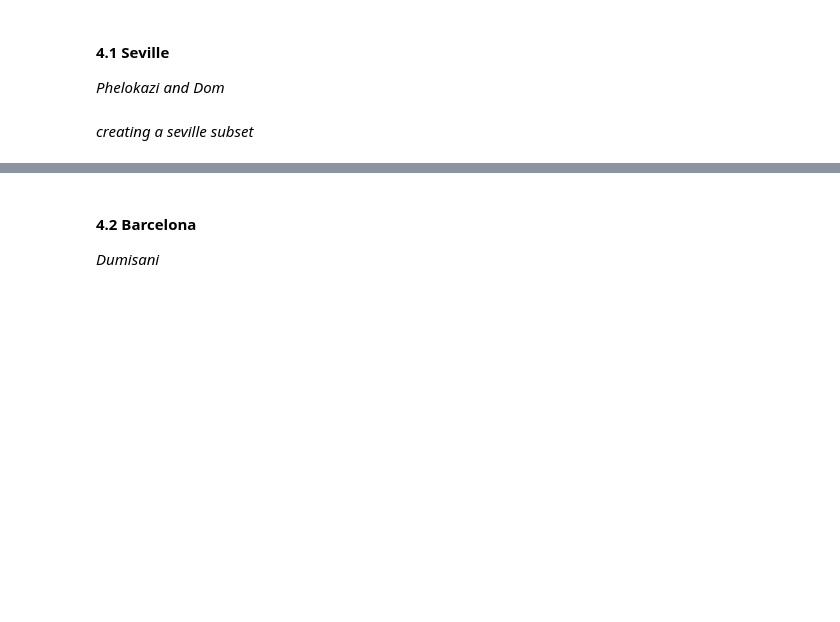
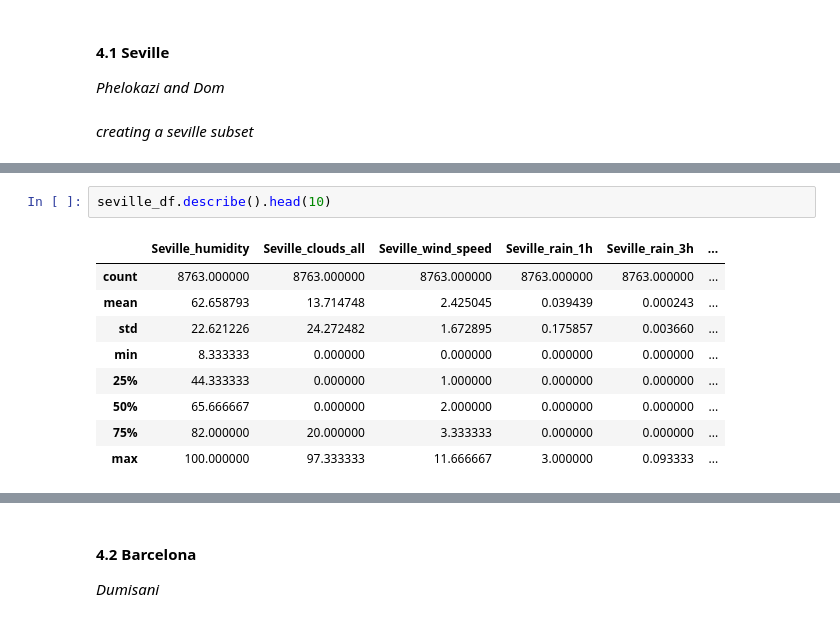
Before and after one commit to Mojalefa-Motloung/ML-Regression-, a Jupyter notebook: SpainElectricityMachineLearning.ipynb, the cells around one changed output, grey strips where cells are left out. Drawn from its saved outputs; the diff is of its cells as text; blank space fills up the shorter version.

```diff
--- a/SpainElectricityMachineLearning.ipynb
+++ b/SpainElectricityMachineLearning.ipynb
@@ -86,0 +137,12 @@ Name: Seville_weather_id, dtype: float64
+# %%
+seville_df.describe().head(10)
+# %% [output]
+|  | Seville_humidity | Seville_clouds_all | Seville_wind_speed | Seville_rain_1h | Seville_rain_3h | ... |
+| count | 8763.000000 | 8763.000000 | 8763.000000 | 8763.000000 | 8763.000000 | ... |
+| mean | 62.658793 | 13.714748 | 2.425045 | 0.039439 | 0.000243 | ... |
+| std | 22.621226 | 24.272482 | 1.672895 | 0.175857 | 0.003660 | ... |
+| min | 8.333333 | 0.000000 | 0.000000 | 0.000000 | 0.000000 | ... |
+| 25% | 44.333333 | 0.000000 | 1.000000 | 0.000000 | 0.000000 | ... |
+| 50% | 65.666667 | 0.000000 | 2.000000 | 0.000000 | 0.000000 | ... |
+| 75% | 82.000000 | 20.000000 | 3.333333 | 0.000000 | 0.000000 | ... |
+| max | 100.000000 | 97.333333 | 11.666667 | 3.000000 | 0.093333 | ... |
```
Also changed, not shown: parts of 10 cells of this notebook.
